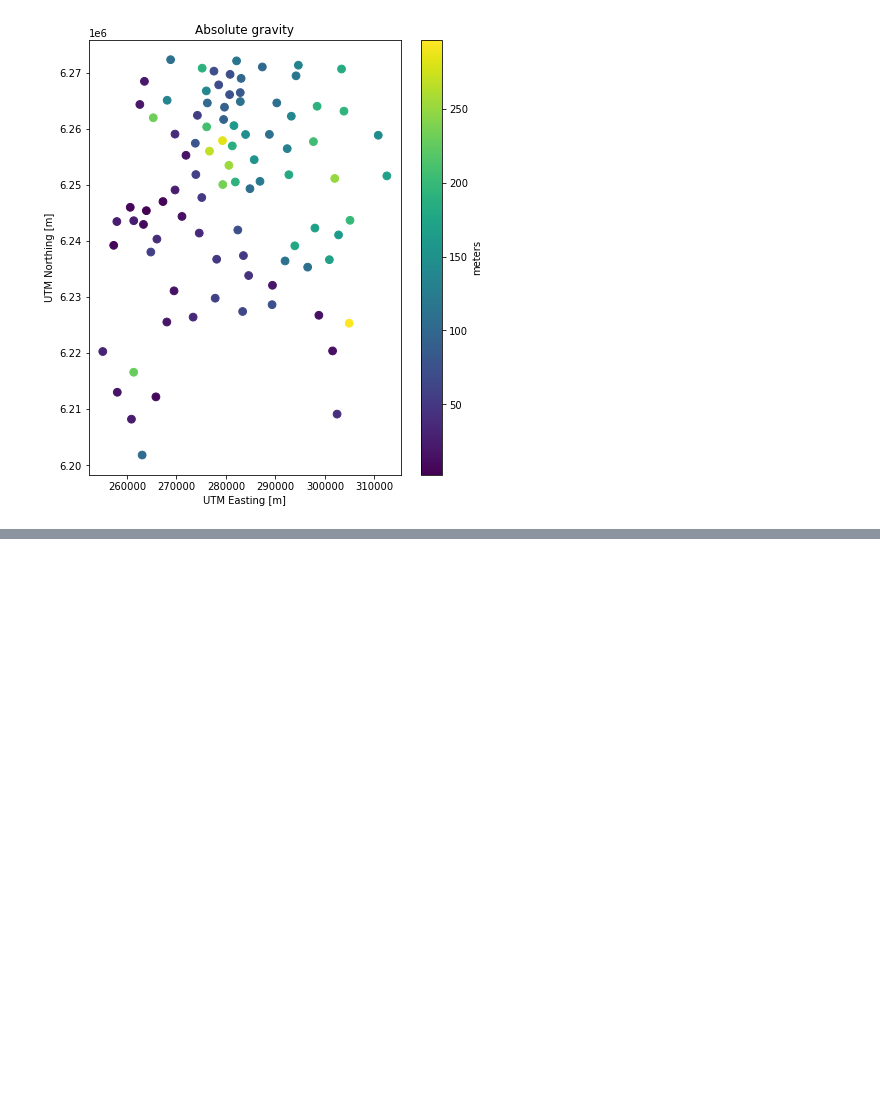
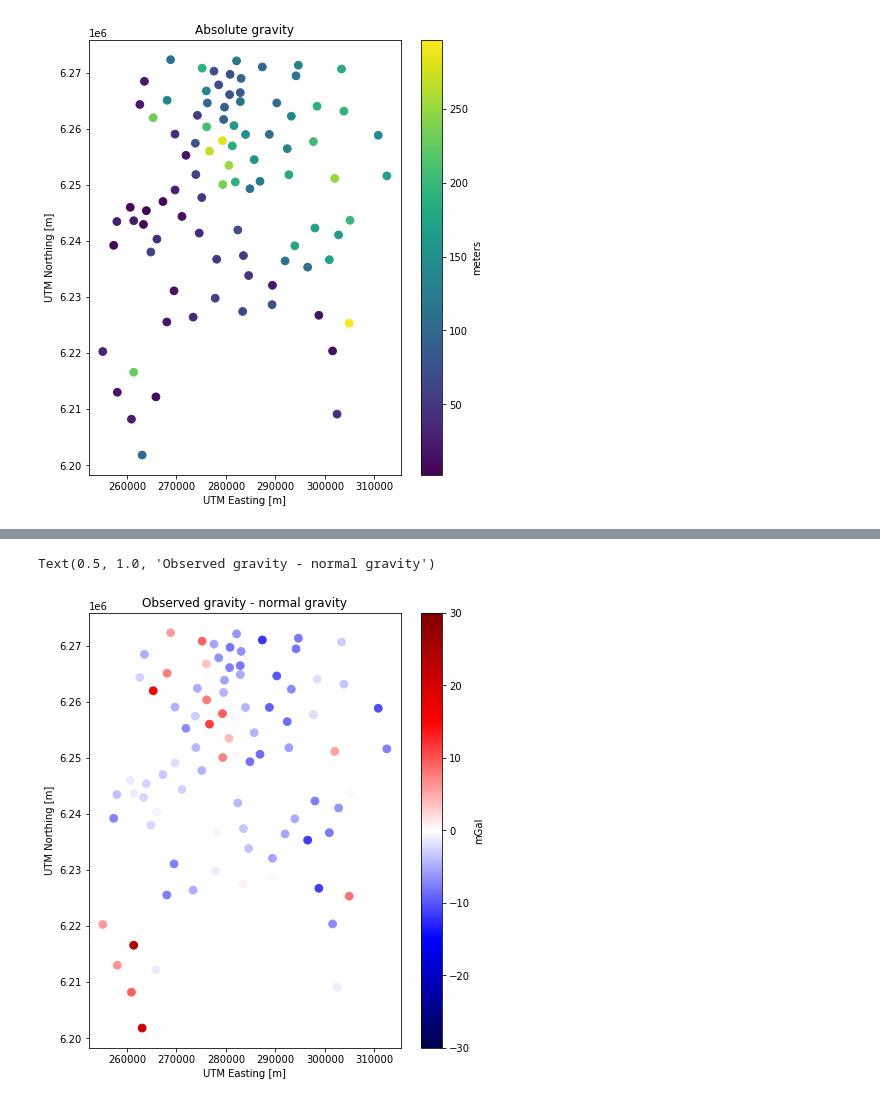
Before and after one commit to leouieda/gravity-processing, a Jupyter notebook: practicals/practical2-solution.ipynb, the cells around one changed output, grey strips where cells are left out. Saved outputs shown, nothing was run; the diff lists cells and outputs as text; code cells hidden in the pictures; blank space fills up the shorter version.

```diff
--- a/practicals/practical2-solution.ipynb
+++ b/practicals/practical2-solution.ipynb
@@ -184,0 +278,12 @@ Text(0.5, 1.0, 'Absolute gravity')
+# %%
+difference = gravity - normal_gravity
+# %%
+plt.figure(figsize=(7, 8))
+plt.scatter(easting, northing, c=difference, s=60, cmap="seismic", vmin=-30, vmax=30)
+plt.colorbar(label="mGal")
+plt.xlabel("UTM Easting [m]")
+plt.ylabel("UTM Northing [m]")
+plt.title("Observed gravity - normal gravity")
+# %% [output]
+Text(0.5, 1.0, 'Observed gravity - normal gravity')
+[figure, added]
```
Also changed, not shown: parts of 27 cells of this notebook, 1 other file.
